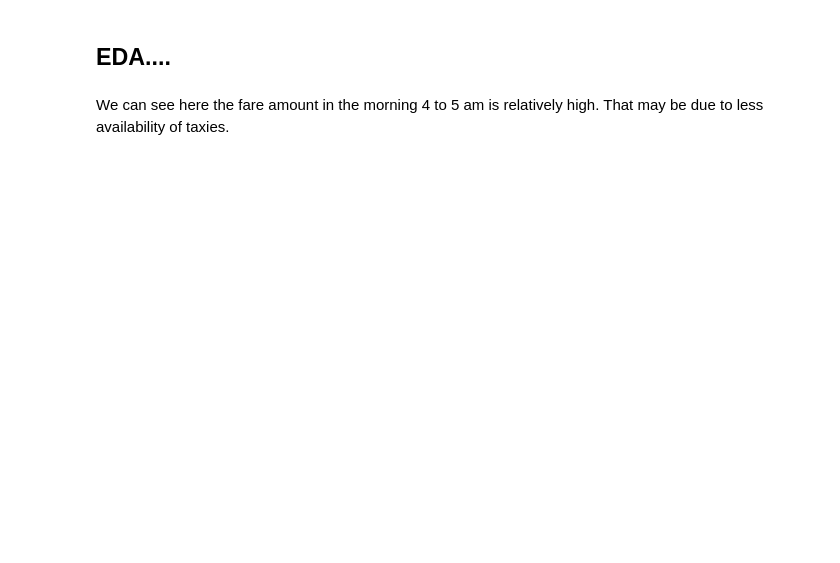
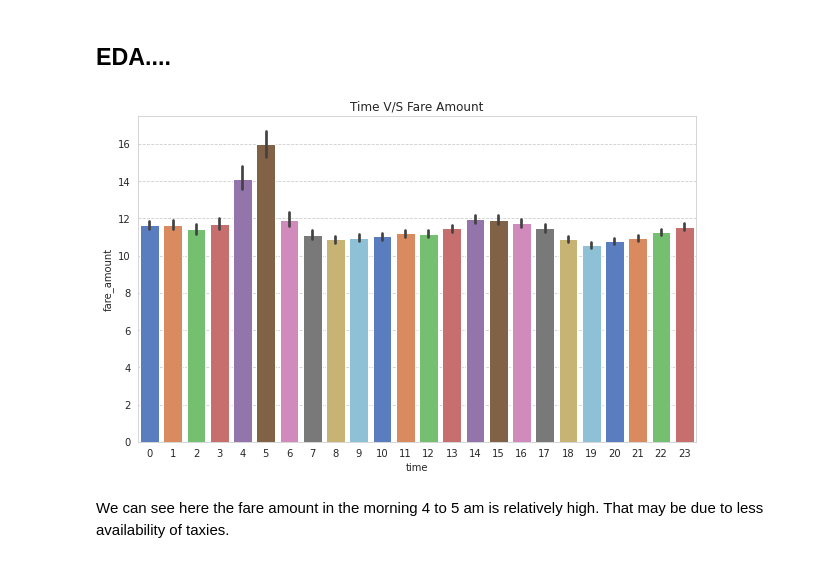
Before and after one commit to Shrez7961/Fare-Price-Prediction, a Jupyter notebook: Fare_Amount_Prediction.ipynb, the cells around one changed output. Cells and saved outputs as stored; diff of their text form; code cells hidden in the pictures; blank space fills up the shorter version.

```diff
--- a/Fare_Amount_Prediction.ipynb
+++ b/Fare_Amount_Prediction.ipynb
@@ -185,2 +264,10 @@ df2.head()
+# %%
+#Plotting time vs fare amount
+plt.figure(figsize=(10,6))
+plt.title("Time V/S Fare Amount")
+sns.barplot(x=df2.time,y= df2.fare_amount ,palette="muted")
+plt.show()
+# %% [output]
+[figure, added]
 # %% [markdown]
 We can see here the fare amount in the morning 4 to 5 am is relatively high. That may be due to less availability of taxies.
```
Also changed, not shown: parts of 58 cells of this notebook.
